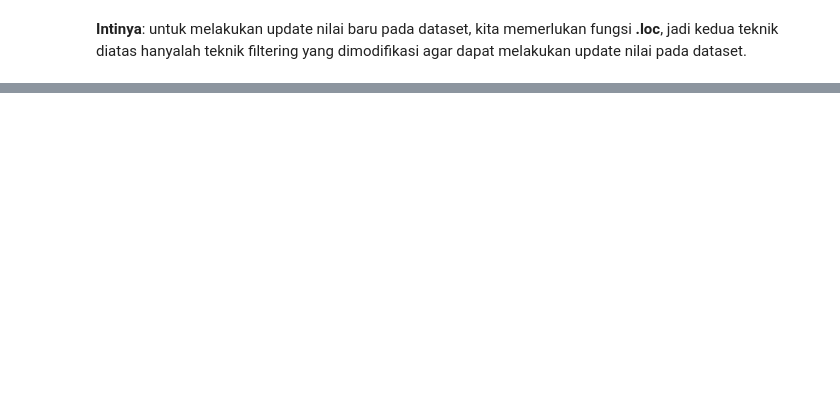
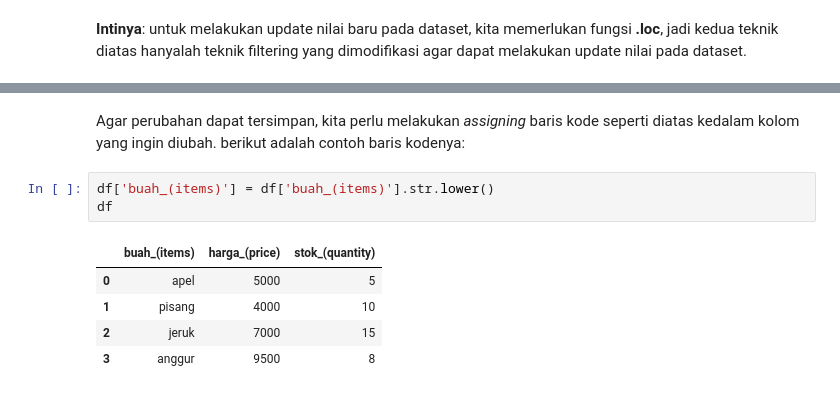
Before and after one commit to Noirio/Catatan-Tutorial-Pandas, a Jupyter notebook: Pandas.ipynb, the cells around one changed output, grey strips where cells are left out. Cells and saved outputs as stored; diff of their text form; blank space fills up the shorter version.

```diff
--- a/Pandas.ipynb
+++ b/Pandas.ipynb
@@ -724,0 +746,11 @@ df
+# %% [markdown]
+Agar perubahan dapat tersimpan, kita perlu melakukan *assigning* baris kode seperti diatas kedalam kolom yang ingin diubah. berikut adalah contoh baris kodenya:
+# %%
+df['buah_(items)'] = df['buah_(items)'].str.lower()
+df
+# %% [output]
+|  | buah_(items) | harga_(price) | stok_(quantity) |
+| 0 | apel | 5000 | 5 |
+| 1 | pisang | 4000 | 10 |
+| 2 | jeruk | 7000 | 15 |
+| 3 | anggur | 9500 | 8 |
```
Also changed, not shown: parts of 16 cells of this notebook.
